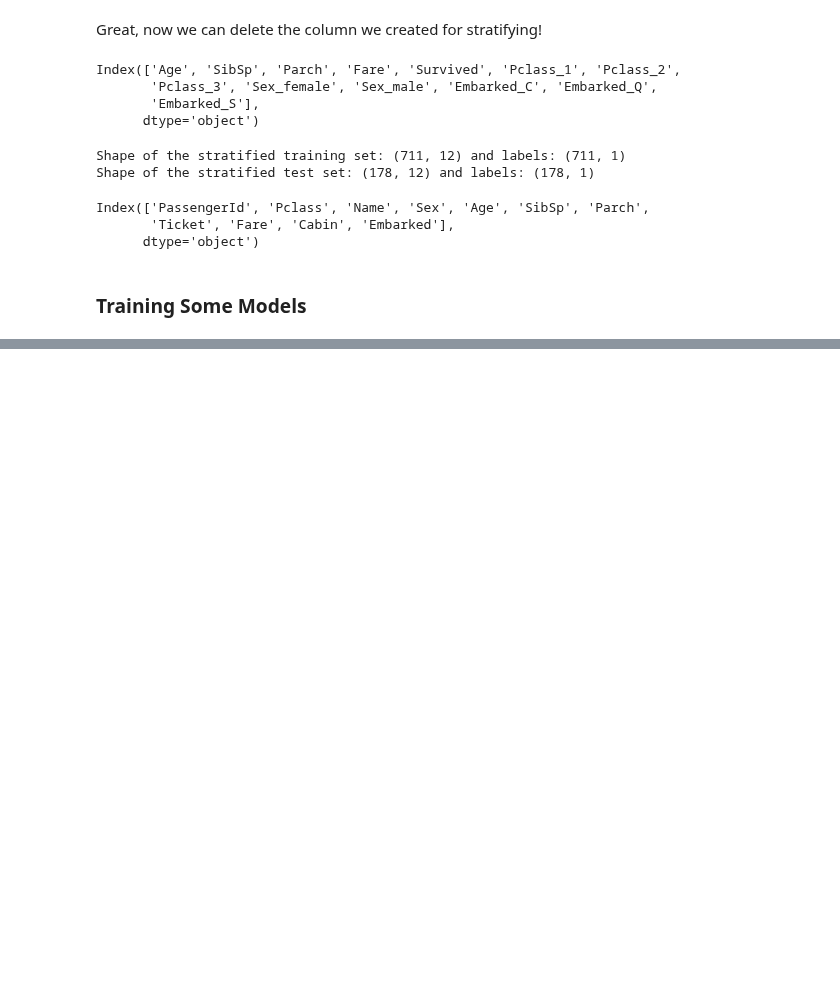
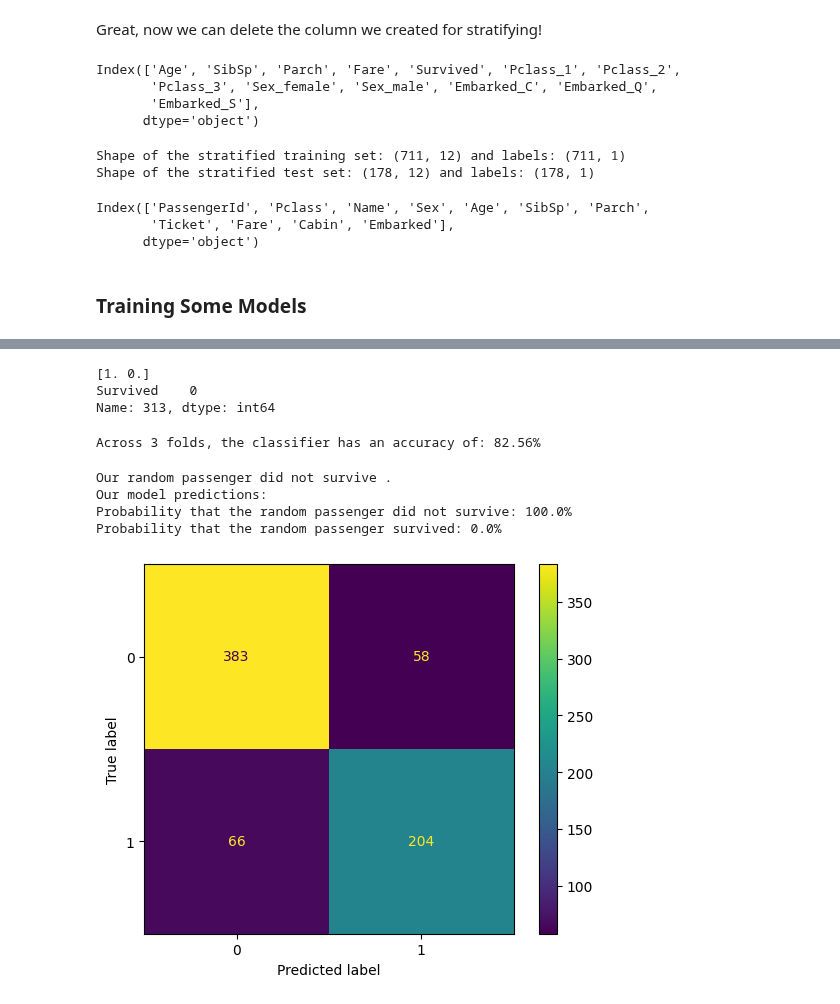
Before and after one commit to TevinAchong/hands-on-ml, a Jupyter notebook: chapter_03/titanic.ipynb, the cells around one changed output, grey strips where cells are left out. Drawn from its saved outputs; the diff is of its cells as text; code cells hidden in the pictures; blank space fills up the shorter version.

Commit message:
evaluated random forest regressor on training set

```diff
--- a/chapter_03/titanic.ipynb
+++ b/chapter_03/titanic.ipynb
@@ -582,0 +592,4 @@ Across 3 folds, the classifier has an accuracy of: 65.54%
+# %%
+from sklearn.ensemble import RandomForestClassifier
+
+forest_clf = RandomForestClassifier(random_state=42)
@@ -582,0 +600,51 @@ Across 3 folds, the classifier has an accuracy of: 65.54%
+# %%
+print(y_probs_forest[rand_idx])
+print(df_strat_train_labels.iloc[rand_idx])
+# %% [output]
+[1. 0.]
+Survived    0
+Name: 313, dtype: int64
+# %%
+
+    # Gauging the accuracy of the Random Forest Classifier
+    cv = 3
+    cross_val = cross_val_score(
+        forest_clf, df_strat_train_set,
+        df_strat_train_labels["Survived"], cv=cv, scoring="accuracy"
+    )
+
+    print("\n")
+
+    print(f"Across {cv} folds, the classifier has an accuracy of: {round(cross_val.mean() * 100, 2)}%")
+# %% [output]
+Across 3 folds, the classifier has an accuracy of: 82.56%
+# %%
+# Using our random digit as an example
+rand_idx = 12
+
+rand_digit_pred_forest = y_probs_forest[rand_idx]
+
+print(f"Our random passenger {'survived ' if df_strat_train_labels.iloc[rand_idx]['Survived'] == 1 else 'did not survive '}.")
+print("Our model predictions: ")
+
+print(f"Probability that the random passenger did not survive: \
+{round(rand_digit_pred_forest[0] * 100, 2)}%")
+
+print(f"Probability that the random passenger survived: \
+{round(rand_digit_pred_forest[1] * 100, 2)}%")
+# %% [output]
+Our random passenger did not survive .
+Our model predictions:
+Probability that the random passenger did not survive: 100.0%
+Probability that the random passenger survived: 0.0%
+# %%
+# cross_val_predict returns the PREDICTIONS made on each fold (instead of the score)
+titanic_predictions = cross_val_predict(
+    forest_clf, df_strat_train_set,
+    df_strat_train_labels["Survived"], cv=3
+)
+
+ConfusionMatrixDisplay.from_predictions(df_strat_train_labels, titanic_predictions)
+plt.show()
+# %% [output]
+[figure, added]
```
Also changed, not shown: parts of 5 cells of this notebook, 1 other file.
